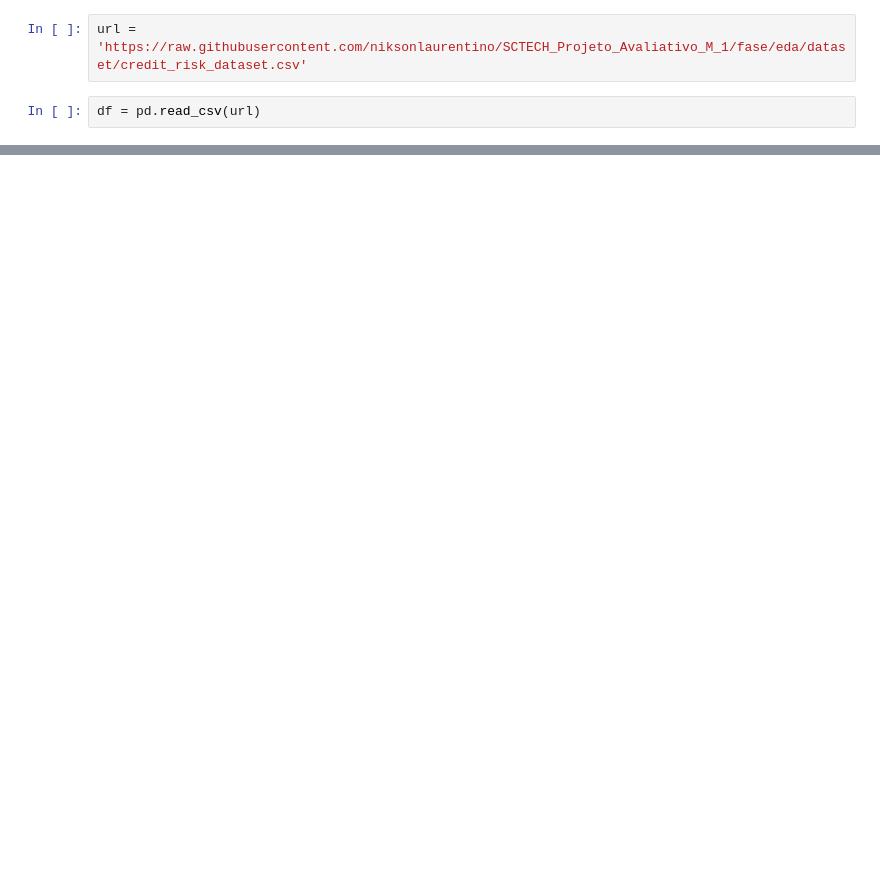
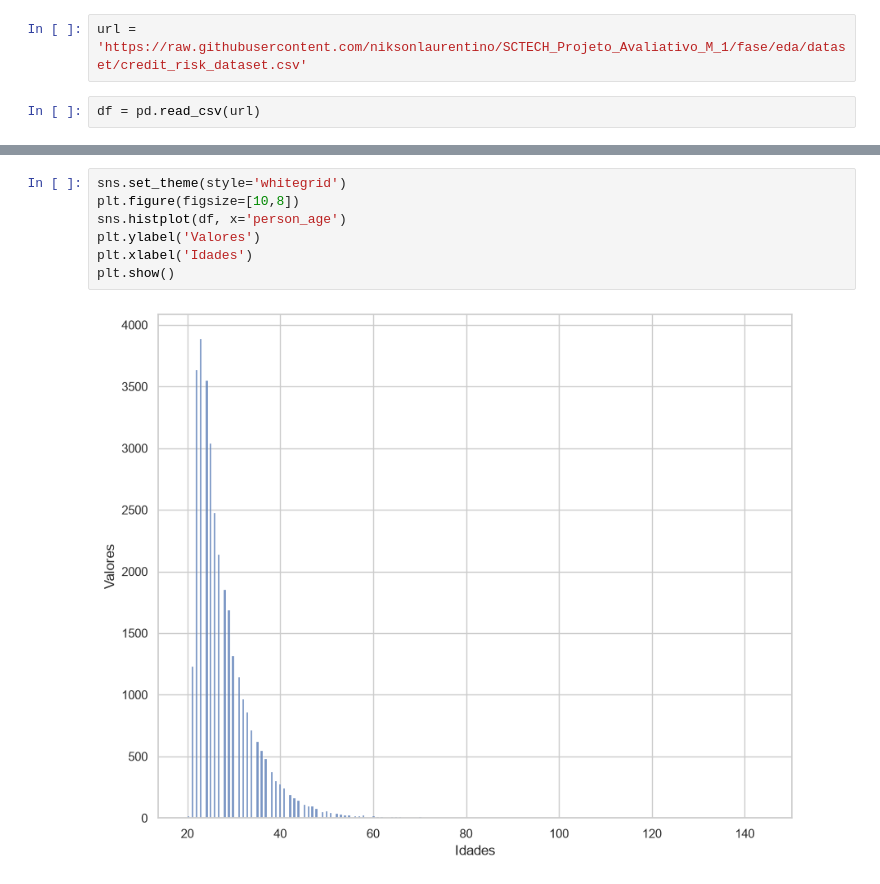
Before and after one commit to niksonlaurentino/SCTECH_Projeto_Avaliativo_M_1, a Jupyter notebook: Main.ipynb, the cells around one changed output, grey strips where cells are left out. Drawn from its saved outputs; the diff is of its cells as text; blank space fills up the shorter version.

```diff
--- a/Main.ipynb
+++ b/Main.ipynb
@@ -22,0 +83,9 @@ df
+# %%
+sns.set_theme(style='whitegrid')
+plt.figure(figsize=[10,8])
+sns.histplot(df, x='person_age')
+plt.ylabel('Valores')
+plt.xlabel('Idades')
+plt.show()
+# %% [output]
+[figure, added]
```
Also changed, not shown: parts of 15 cells of this notebook.
